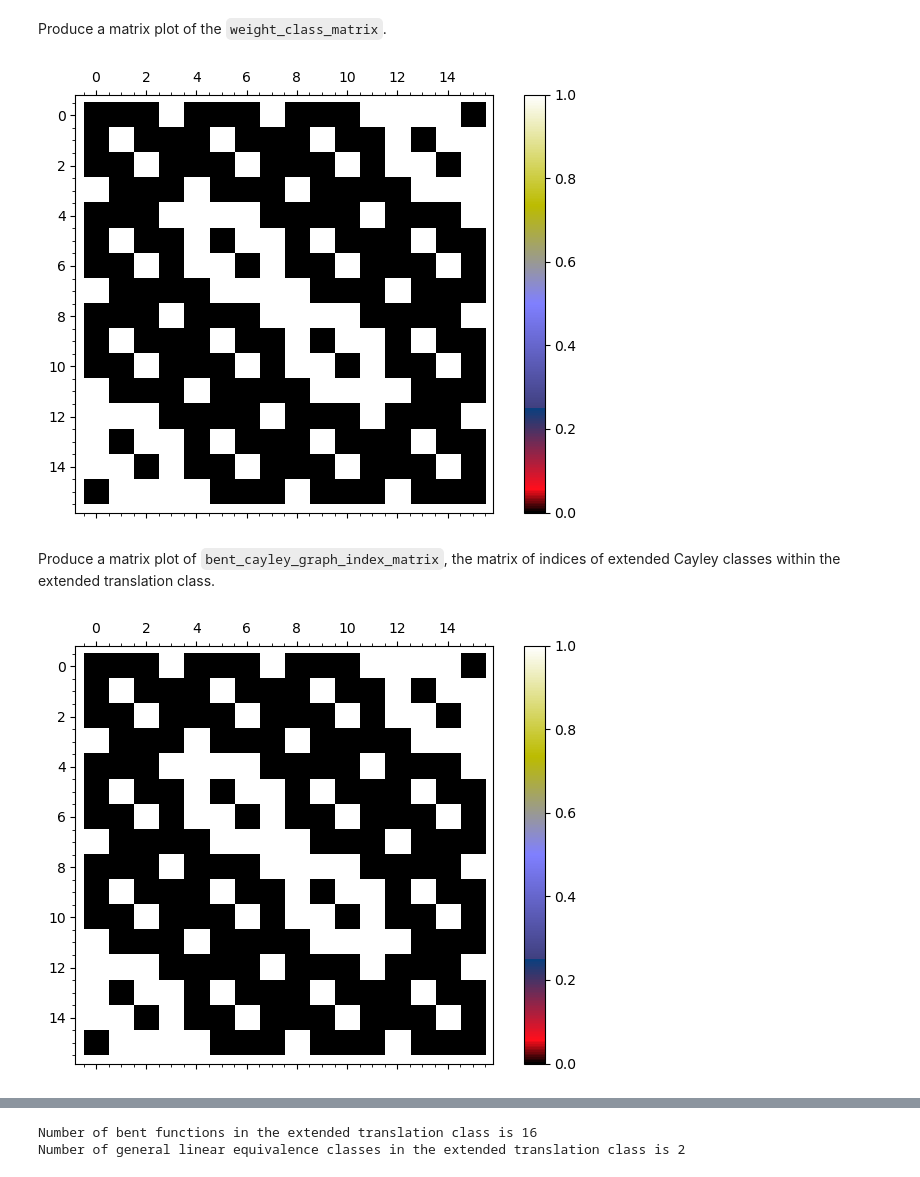
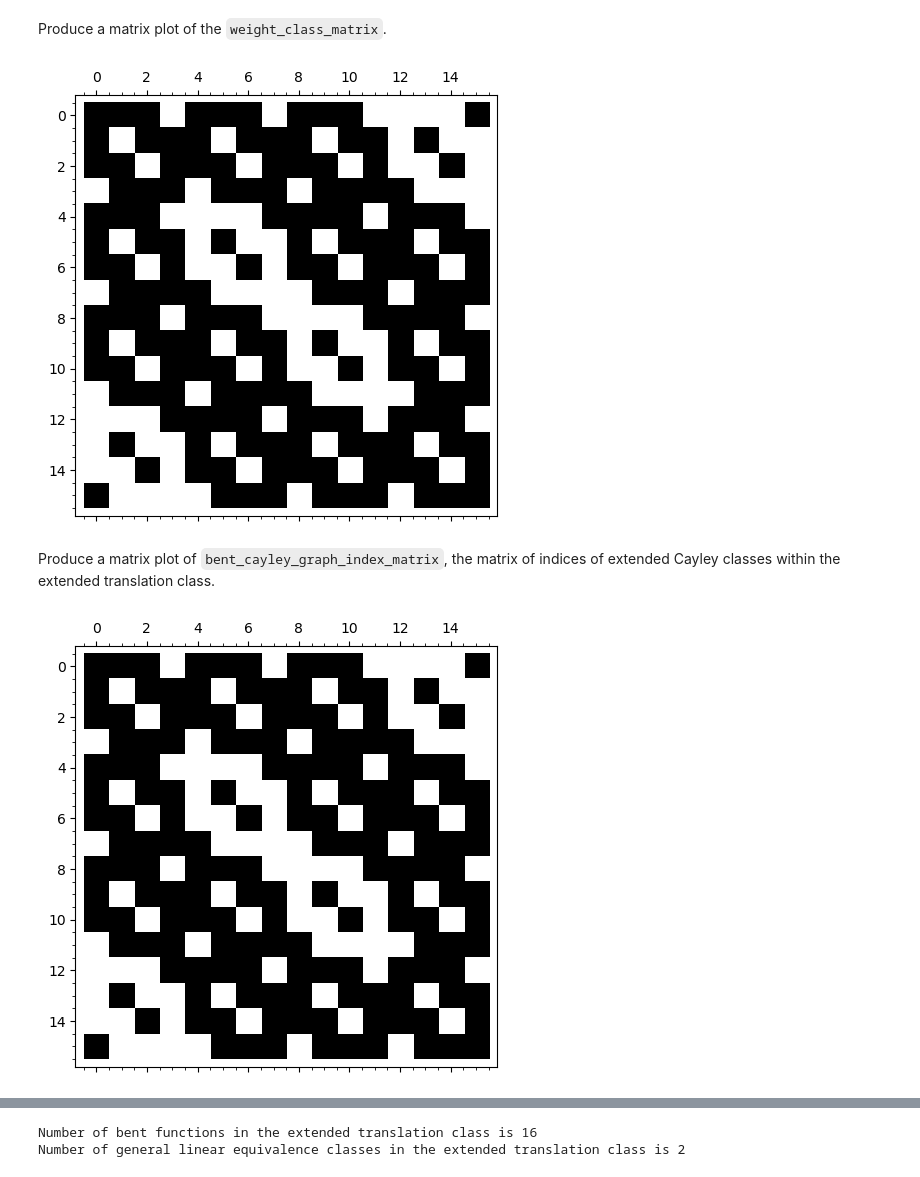
Before and after one commit to penguian/Boolean-Cayley-graphs, a Jupyter notebook: sage-code/cayley_graphs_boolean_dimension_4.ipynb, the cells around one changed output, grey strips where cells are left out. Drawn from its saved outputs; the diff is of its cells as text; code cells hidden in the pictures.

```diff
--- a/sage-code/cayley_graphs_boolean_dimension_4.ipynb
+++ b/sage-code/cayley_graphs_boolean_dimension_4.ipynb
@@ -93,15 +94,15 @@ Weight distribution: {0: 1, 4: 5, 6: 10}
 # %% [markdown]
 Produce a matrix plot of the `weight_class_matrix`.
 # %%
-matrix_plot(c[n].weight_class_matrix, cmap='gist_stern', colorbar=True)
+matrix_plot(c[n].weight_class_matrix, cmap='gist_stern')
 # %% [output]
-[figure, old version]
+[figure, new version]
 # %% [markdown]
 Produce a matrix plot of `bent_cayley_graph_index_matrix`, the matrix of indices of extended Cayley classes within the extended translation class.
 # %%
-matrix_plot(c[n].bent_cayley_graph_index_matrix, cmap='gist_stern', colorbar=True)
+matrix_plot(c[n].bent_cayley_graph_index_matrix, cmap='gist_stern')
 # %% [output]
-[figure, old version]
+[figure, new version]
 # %%
 %%time
 
```
Also changed, not shown: parts of 5 cells of this notebook, 2 other files.
